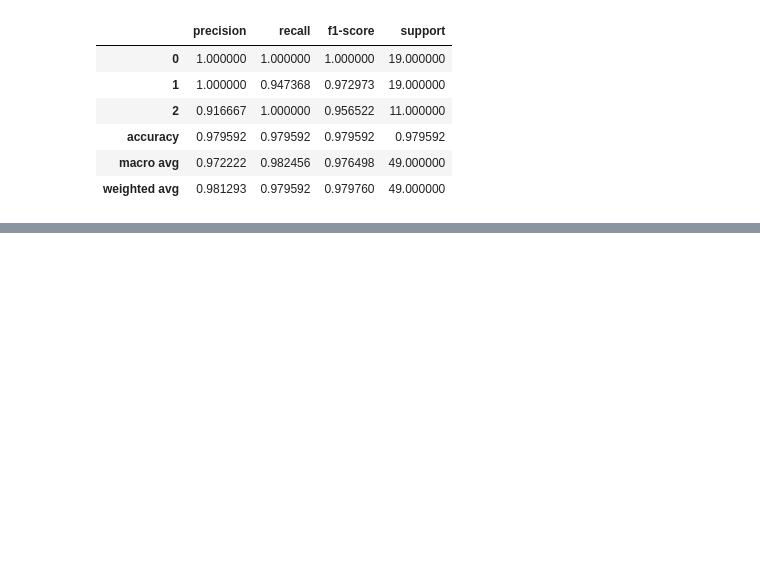
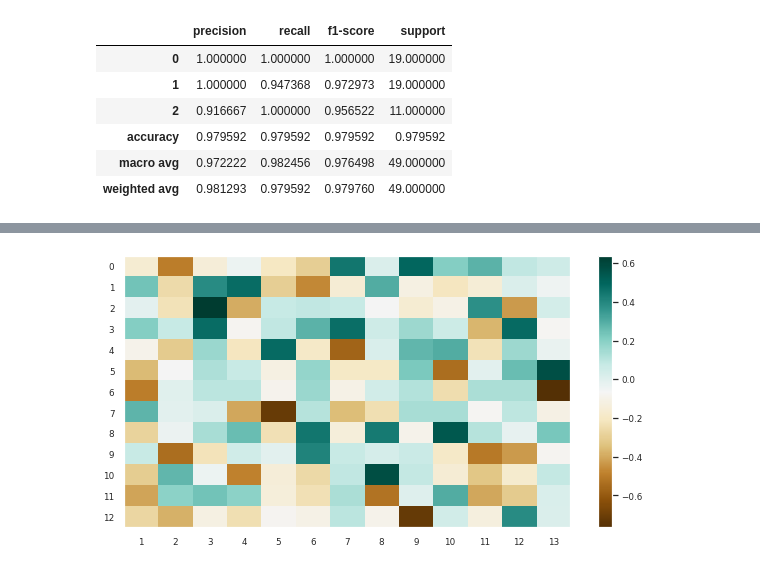
Before and after one commit to georaiser/DataScienceKibernum, a Jupyter notebook: Wine/Wine.ipynb, the cells around one changed output, grey strips where cells are left out. Saved outputs shown, nothing was run; the diff lists cells and outputs as text; code cells hidden in the pictures; blank space fills up the shorter version.

```diff
--- a/Wine/Wine.ipynb
+++ b/Wine/Wine.ipynb
@@ -522,0 +527,3 @@ ax.set_title("plot_decision_regions() de mlxtend");
+# %%
+clf_pca=PCA()
+clf_pca.fit(df_mms.drop('objetivo', axis=1))
@@ -522,0 +552,12 @@ ax.set_title("plot_decision_regions() de mlxtend");
+# %%
+# Heatmap componentes
+# ==============================================================================
+fig, ax = plt.subplots(nrows=1, ncols=1, figsize=(10, 5))
+componentes = clf_pca.components_
+plt.imshow(componentes.T, cmap='BrBG', aspect='auto')
+plt.yticks(range(len(df_mms.drop('objetivo', axis=1).columns)), df_mms.drop('objetivo', axis=1).columns)
+plt.xticks(range(len(df_mms.drop('objetivo', axis=1).columns)), np.arange(clf_pca.n_components_) + 1)
+plt.grid(False)
+plt.colorbar();
+# %% [output]
+[figure, added]
```
Also changed, not shown: parts of 8 cells of this notebook.
